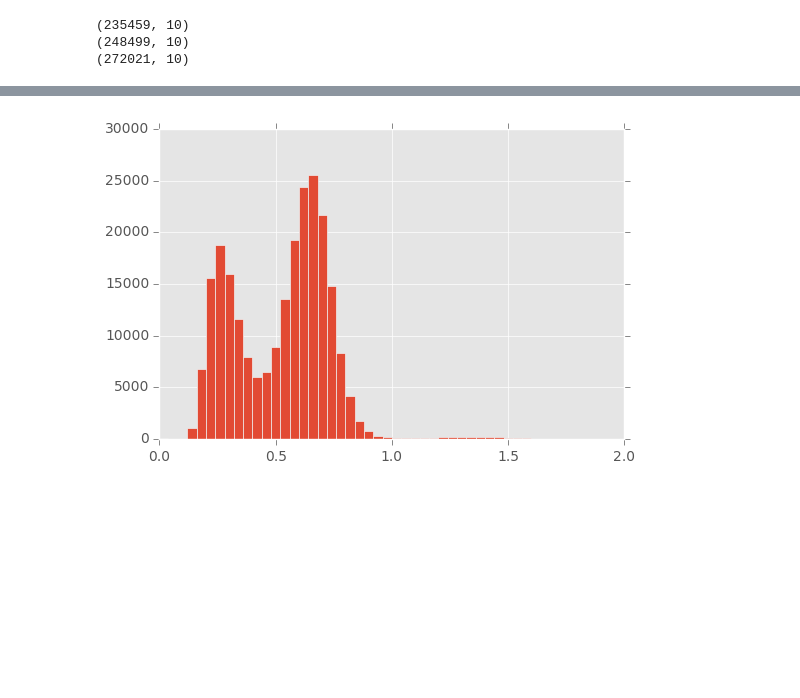
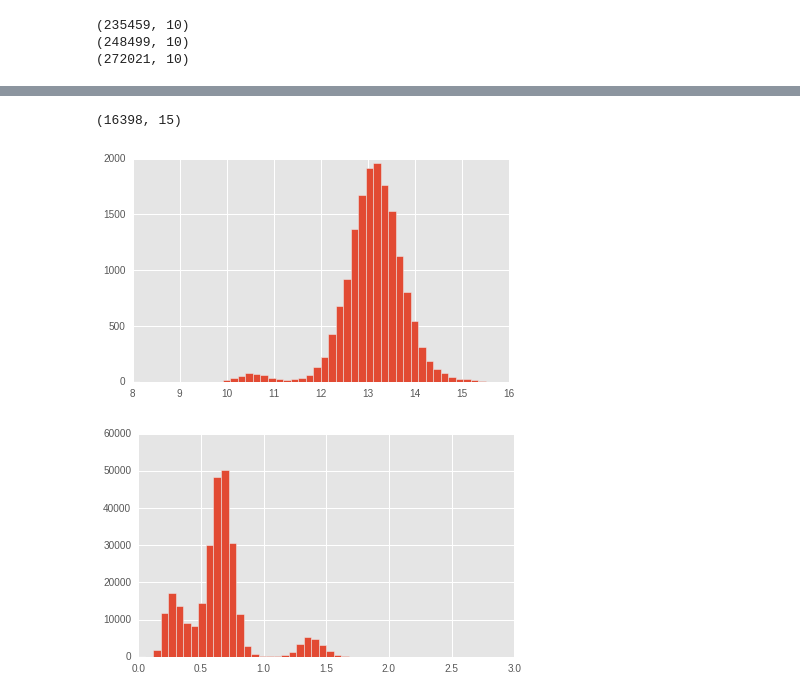
Before and after one commit to amirbarati/conformation, a Jupyter notebook: mor_h8_analysis-sparse.ipynb, the cells around one changed output, grey strips where cells are left out. Drawn from its saved outputs; the diff is of its cells as text; code cells hidden in the pictures; blank space fills up the shorter version.

```diff
--- a/mor_h8_analysis-sparse.ipynb
+++ b/mor_h8_analysis-sparse.ipynb
@@ -80,7 +71,7 @@ lag_time=50
 ori_feature_name = copy.deepcopy(feature_name)
 # %%
 schemes = ["closest-heavy", "CA"]
-feature_name = "%s-CA" %ori_feature_name
+feature_name = "%s-CA-py3-far" %ori_feature_name
 #feature_name = "%s_phi_psi_chi2" %feature_name
 (active_ref_dir, inactive_ref_dir, simulation_ref_dir, scripts_dir,
           ligand_dir, agonist_dir, inverse_agonist_dir, biased_agonist_dir, ref_receptors_dir, whole_trajectory_pnas,
@@ -324,6 +410,7 @@ apo_trajs = []
 oxy_trajs = []
 suf_trajs = []
 trv_trajs = []
+f338a_trajs = []
 trajs = get_trajectory_files(features_dir, ".dataset")
 #trajs = [t for t in get_trajectory_files(traj_dir, traj_ext) if "apo_reimaged" not in t and "oxy" not in t]
 for i, traj in enumerate(trajs):
@@ -337,6 +424,8 @@ for i, traj in enumerate(trajs):
         suf_trajs.append(i)
     elif "trv" in traj:
         trv_trajs.append(i)
+    elif "f338a" in traj:
+        f338a_trajs.append(i)
 
 user_defined_coords = load_file(user_defined_features_file)
 # %% [output]
@@ -676,9 +706,19 @@ plt.scatter(bu72_tica_resampled[:,2], bu72_tica_resampled[:,9])
 plt.show()
 # %%
 bu72_msm.timescales_
+# %%
+np.concatenate(f338a_pnas).shape
+# %% [output]
+(16398, 15)
+# %%
+plt.clf()
+plt.hist(np.concatenate(f338a_pnas)[:,-3], bins=50, range=[8,16])
+plt.show()
+# %% [output]
+[figure, added]
 # %%
 plt.clf()
-plt.hist(np.concatenate(apo_pnas)[:,4], bins=50, range=[0,2])
+plt.hist(np.concatenate(suf_pnas)[:,-7], bins=50, range=[0,3])
 plt.show()
 # %% [output]
-[figure, old version]
+[figure, new version]
```
Also changed, not shown: parts of 80 cells of this notebook, 19 other files.
